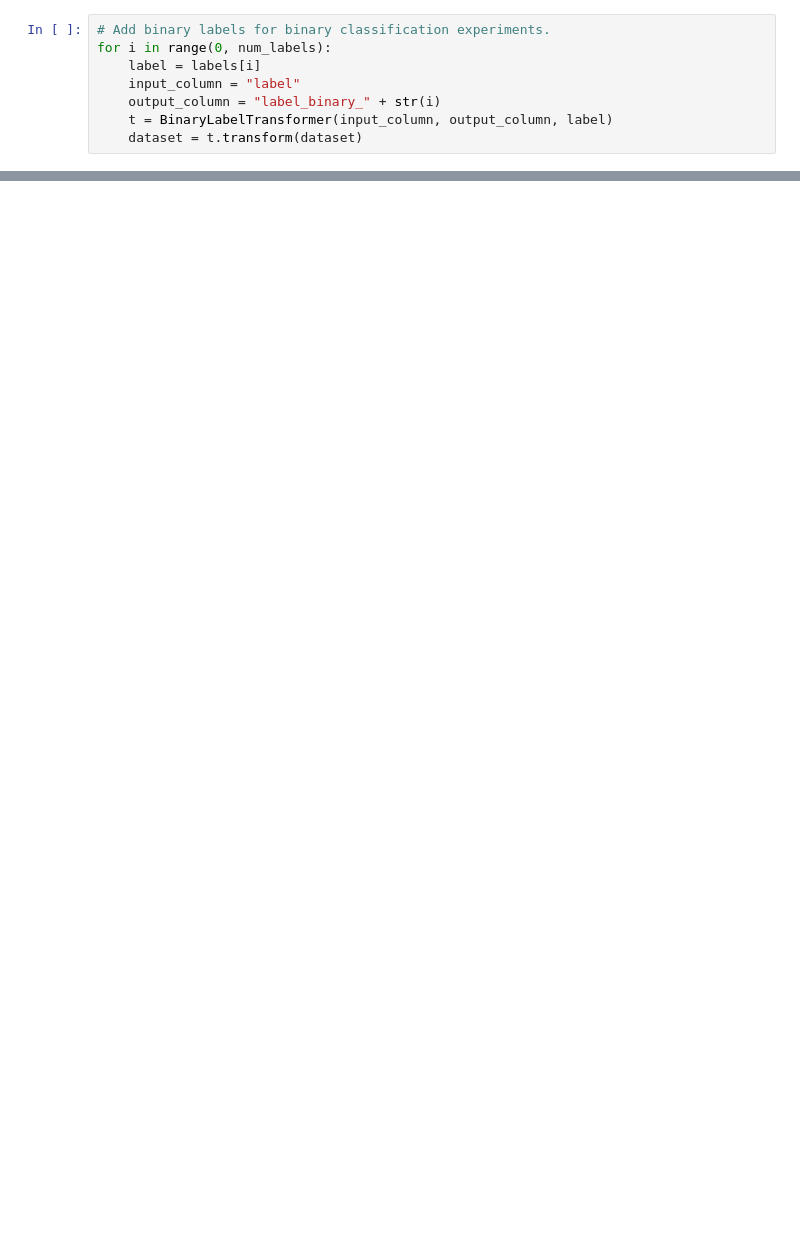
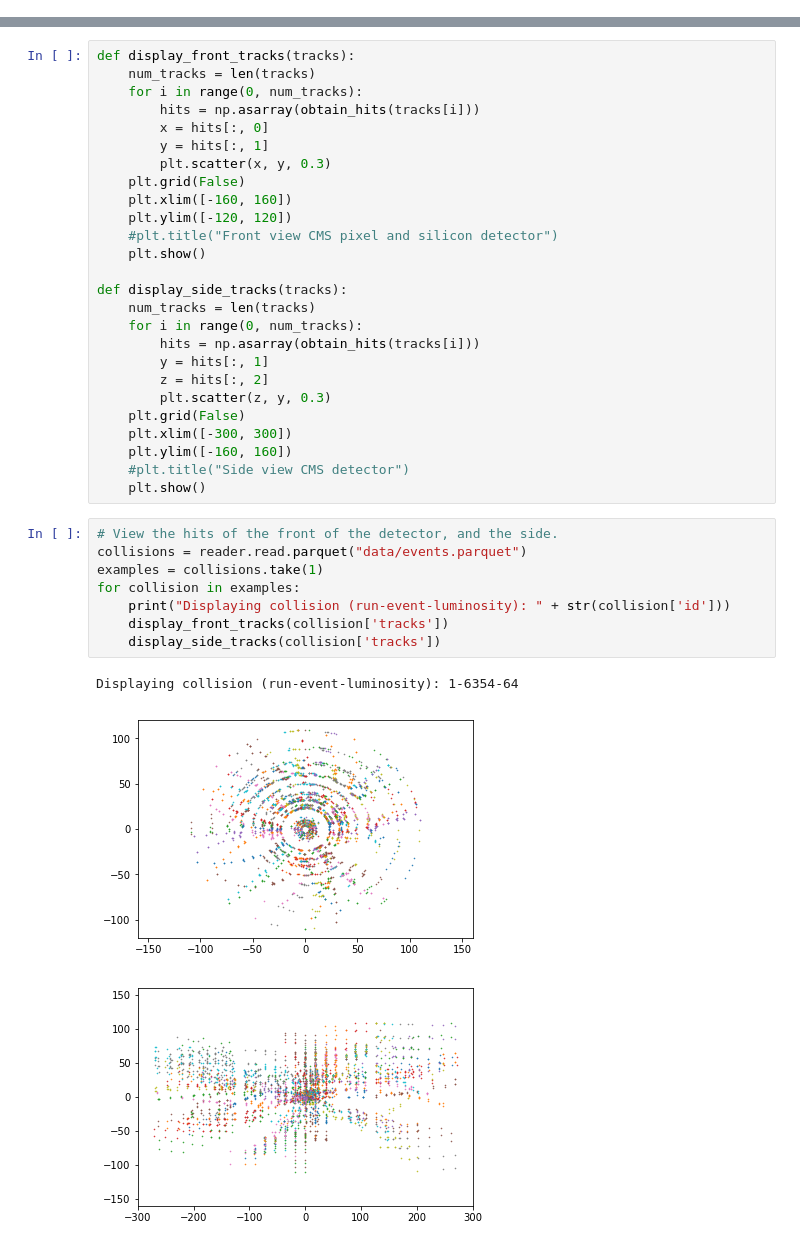
Before and after one commit to JoeriHermans/hep-track-reconstruction-ml, a Jupyter notebook: notebooks/data_preprocessing.ipynb, the cells around one changed output, grey strips where cells are left out. Saved outputs shown, nothing was run; the diff lists cells and outputs as text; blank space fills up the shorter version.

```diff
--- a/notebooks/data_preprocessing.ipynb
+++ b/notebooks/data_preprocessing.ipynb
@@ -361,8 +113,0 @@ root
-# %%
-# Add binary labels for binary classification experiments.
-for i in range(0, num_labels):
-    label = labels[i]
-    input_column = "label"
-    output_column = "label_binary_" + str(i)
-    t = BinaryLabelTransformer(input_column, output_column, label)
-    dataset = t.transform(dataset)
@@ -407,0 +205,38 @@ Deleted events_processed.parquet
+# %%
+def display_front_tracks(tracks):
+    num_tracks = len(tracks)
+    for i in range(0, num_tracks):
+        hits = np.asarray(obtain_hits(tracks[i]))
+        x = hits[:, 0]
+        y = hits[:, 1]
+        plt.scatter(x, y, 0.3)
+    plt.grid(False)
+    plt.xlim([-160, 160])
+    plt.ylim([-120, 120])
+    #plt.title("Front view CMS pixel and silicon detector")
+    plt.show()
+
+def display_side_tracks(tracks):
+    num_tracks = len(tracks)
+    for i in range(0, num_tracks):
+        hits = np.asarray(obtain_hits(tracks[i]))
+        y = hits[:, 1]
+        z = hits[:, 2]
+        plt.scatter(z, y, 0.3)
+    plt.grid(False)
+    plt.xlim([-300, 300])
+    plt.ylim([-160, 160])
+    #plt.title("Side view CMS detector")
+    plt.show()
+# %%
+# View the hits of the front of the detector, and the side.
+collisions = reader.read.parquet("data/events.parquet")
+examples = collisions.take(1)
+for collision in examples:
+    print("Displaying collision (run-event-luminosity): " + str(collision['id']))
+    display_front_tracks(collision['tracks'])
+    display_side_tracks(collision['tracks'])
+# %% [output]
+Displaying collision (run-event-luminosity): 1-6354-64
+[figure, added]
+[figure, added]
```
Also changed, not shown: parts of 26 cells of this notebook.
